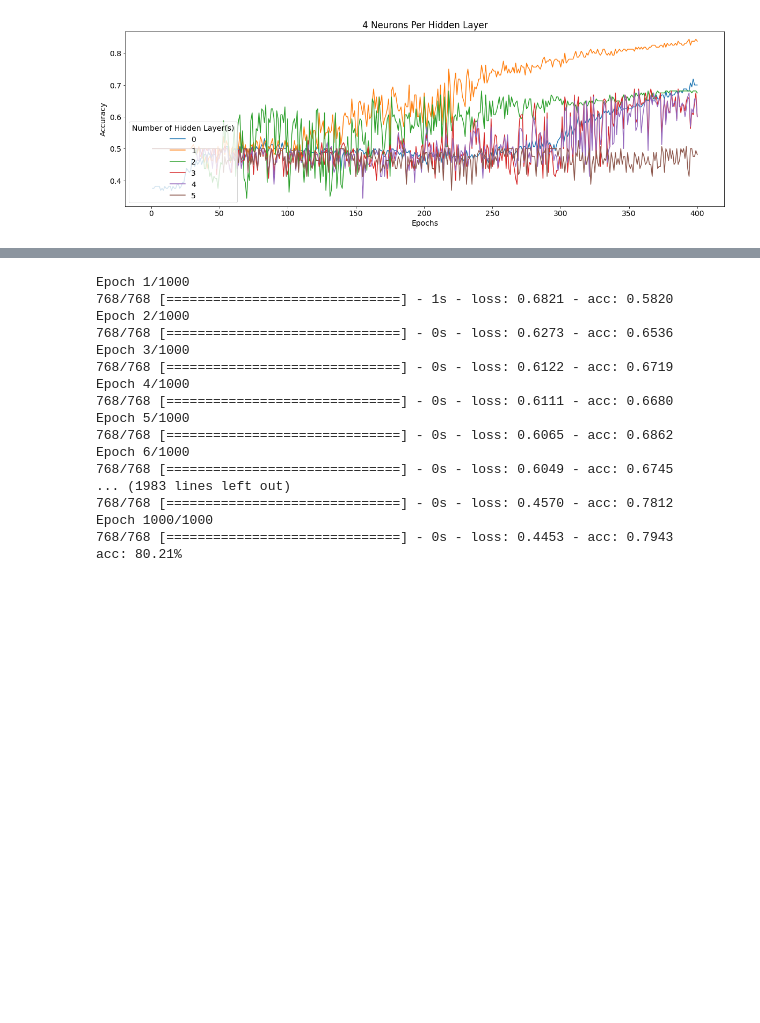
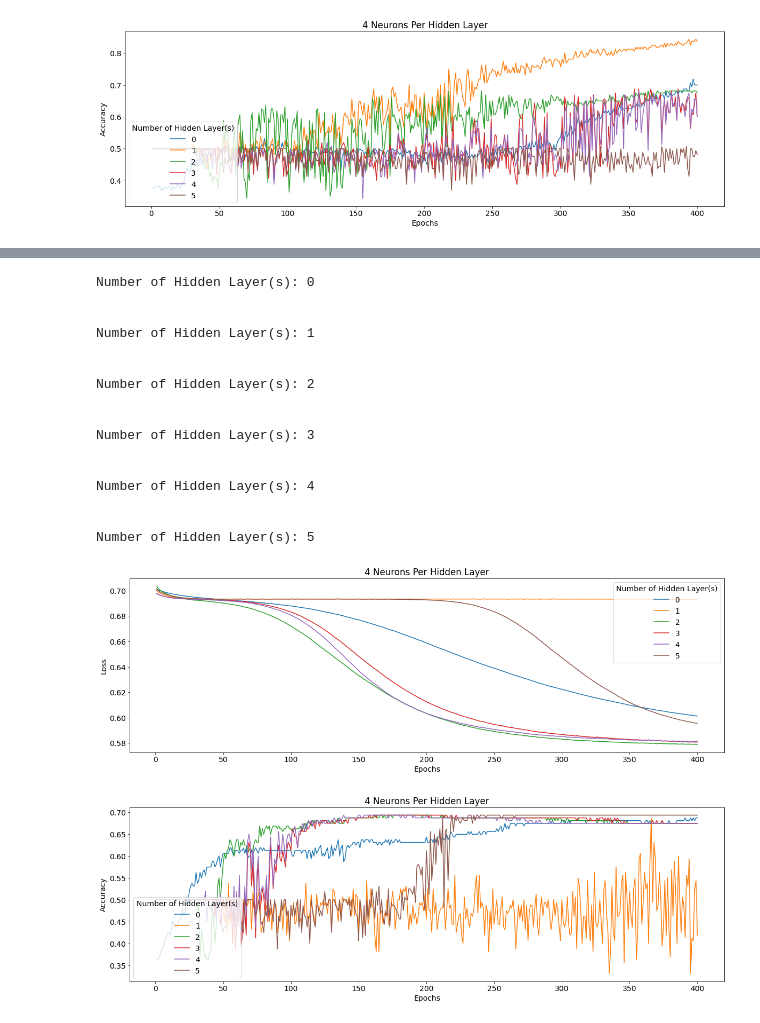
Before and after one commit to gdlevay/portfolio, a Jupyter notebook: mlnn/w9/asnmt_gdl_09.ipynb, the cells around one changed output, grey strips where cells are left out. Saved outputs shown, nothing was run; the diff lists cells and outputs as text; code cells hidden in the pictures; blank space fills up the shorter version.

```diff
--- a/mlnn/w9/asnmt_gdl_09.ipynb
+++ b/mlnn/w9/asnmt_gdl_09.ipynb
@@ -307,18 +224,0 @@ loss: 4.30
-# %%
-
-model = Sequential()
-
-model.add(Dense(2, input_dim=2, activation='tanh'))  #sigmoid, relu
-# model.add(Dense(2, activation='tanh'))
-model.add(Dense(1, activation='sigmoid'))
-# model.add(Dense(1,input_dim=2, activation='sigmoid'))
-
-
-sgd = SGD(lr=0.1)
-model.compile(loss='binary_crossentropy', optimizer='sgd')
-
-model.fit(X, y, batch_size=2, epochs=400) #160/4 = 40 per epoch
-print(model.predict_proba(X).reshape(4*n))
-
-# evaluate the model
-scores = model.evaluate(X, y)
@@ -374,37 +225,21 @@ http://archive.ics.uci.edu/ml/machine-learning-databases/pima-indians-diabetes/p
-# %%
-# load pima indians dataset
-dataset = numpy.loadtxt("../../data/pima-indians-diabetes.data", delimiter=",")
-# split into input (X) and output (Y) variables
-X = dataset[:,0:8]
-Y = dataset[:,8]
-# %%
-# create model
-model = Sequential()
-model.add(Dense(16, input_dim=8, activation='tanh'))
-model.add(Dense(16, activation='tanh'))
-model.add(Dense(1, activation='sigmoid'))
-# Compile model
-model.compile(loss='binary_crossentropy', optimizer='adam', metrics=['accuracy'])
-# Fit the model
-model.fit(X, Y, epochs=1000, batch_size=10)
-# evaluate the model
-scores = model.evaluate(X, Y)
-print("\n%s: %.2f%%" % (model.metrics_names[1], scores[1]*100))
-# %% [output]
-Epoch 1/1000
-768/768 [==============================] - 1s - loss: 0.6821 - acc: 0.5820
-Epoch 2/1000
-768/768 [==============================] - 0s - loss: 0.6273 - acc: 0.6536
-Epoch 3/1000
-768/768 [==============================] - 0s - loss: 0.6122 - acc: 0.6719
-Epoch 4/1000
-768/768 [==============================] - 0s - loss: 0.6111 - acc: 0.6680
-Epoch 5/1000
-768/768 [==============================] - 0s - loss: 0.6065 - acc: 0.6862
-Epoch 6/1000
-768/768 [==============================] - 0s - loss: 0.6049 - acc: 0.6745
-... (1983 lines left out)
-768/768 [==============================] - 0s - loss: 0.4570 - acc: 0.7812
-Epoch 1000/1000
-768/768 [==============================] - 0s - loss: 0.4453 - acc: 0.7943
-acc: 80.21%
+# %%
+train_model(X = X, y = y, neurons_hidden=4,activation_fn =  'softmax')
+# %% [output]
+Number of Hidden Layer(s): 0
+
+
+Number of Hidden Layer(s): 1
+
+
+Number of Hidden Layer(s): 2
+
+
+Number of Hidden Layer(s): 3
+
+
+Number of Hidden Layer(s): 4
+
+
+Number of Hidden Layer(s): 5
+[figure, added]
+[figure, added]
```
Also changed, not shown: parts of 30 cells of this notebook.
